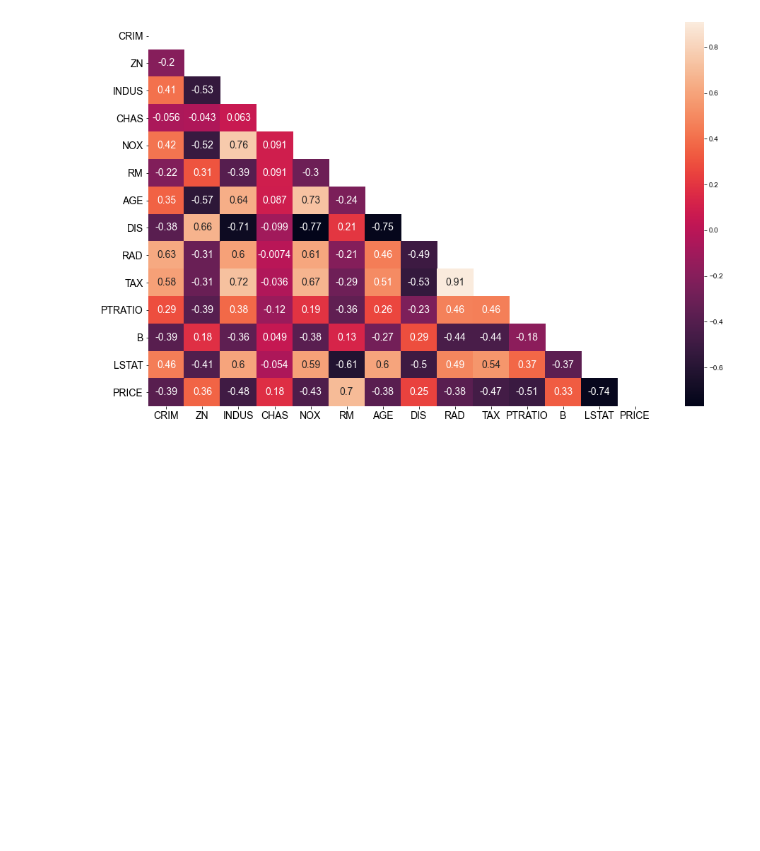
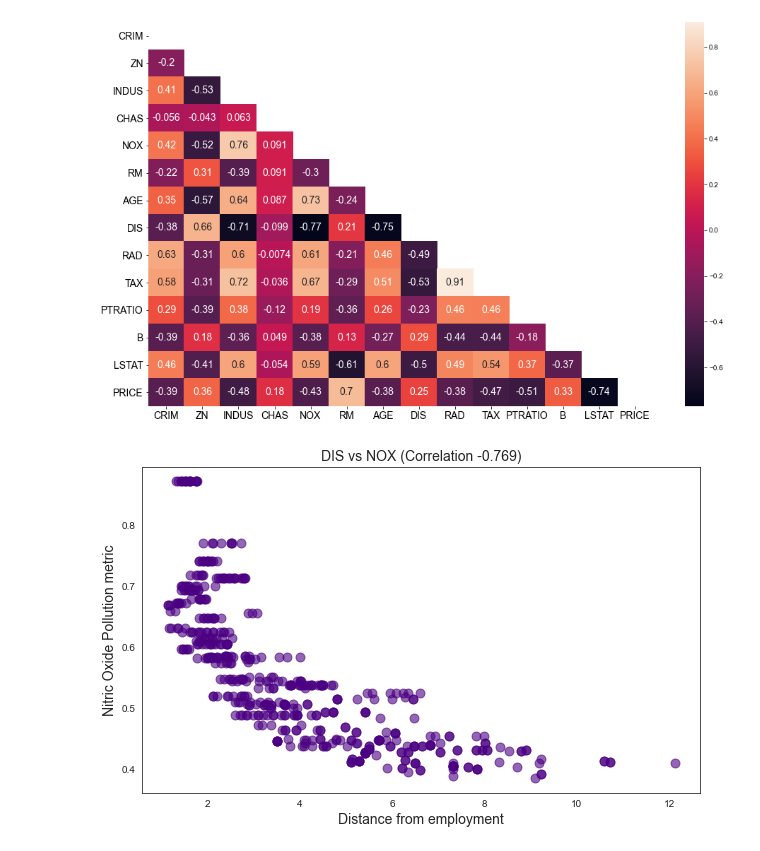
Before and after one commit to bhanuprakash9980/ML-DataScience, a Jupyter notebook: 04.MultivariateRegression.ipynb, the cells around one changed output. Cells and saved outputs as stored; diff of their text form; code cells hidden in the pictures; blank space fills up the shorter version.

```diff
--- a/04.MultivariateRegression.ipynb
+++ b/04.MultivariateRegression.ipynb
@@ -350,3 +350,14 @@ plt.yticks(fontsize=14)
 plt.show()
 # %% [output]
 [figure]
+# %%
+# Challenge: Scatter plot DIS NOX
+nox_dis_corr= round(data['NOX'].corr(data['DIS']),3)
+plt.figure(figsize=(10,6))
+plt.scatter(data["DIS"],data["NOX"],alpha=0.6,s=80,color='indigo')
+plt.title(f'DIS vs NOX (Correlation {nox_dis_corr})',fontsize=14)
+plt.xlabel("Distance from employment",fontsize=14)
+plt.ylabel("Nitric Oxide Pollution metric",fontsize=14)
+plt.show()
+# %% [output]
+[figure, added]
```
Also changed, not shown: parts of 3 cells of this notebook.
